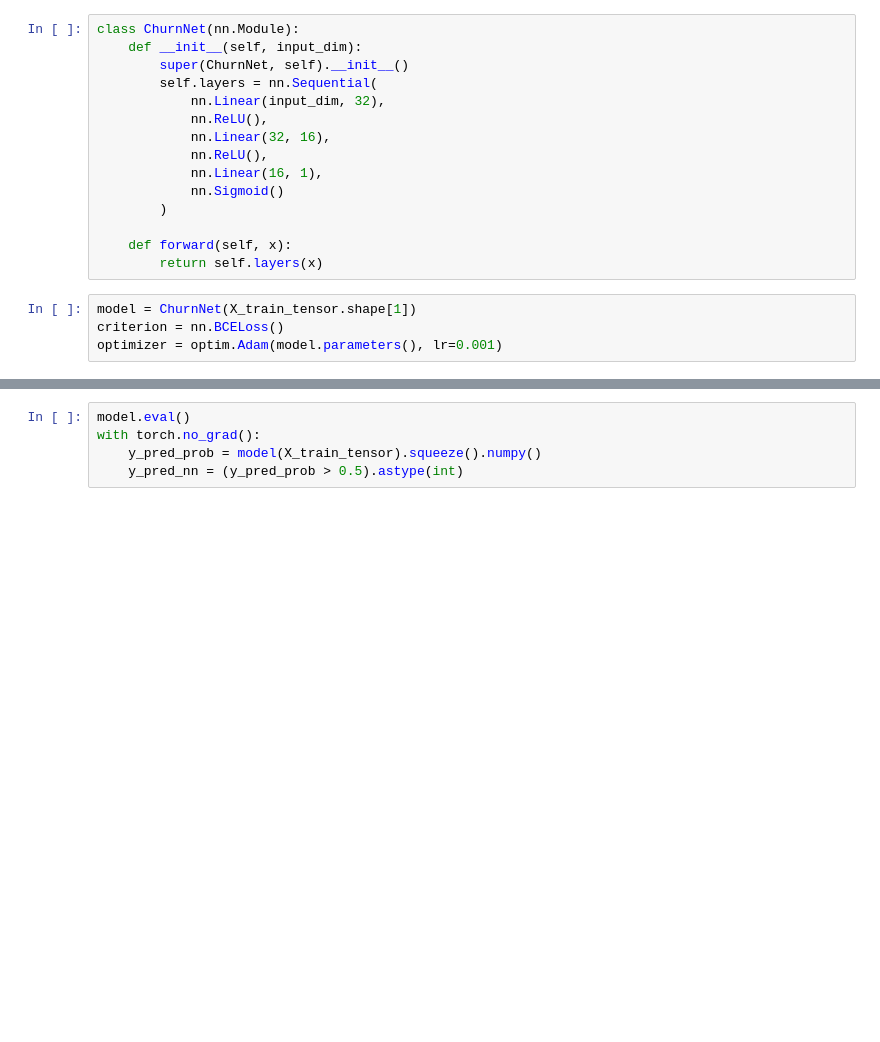
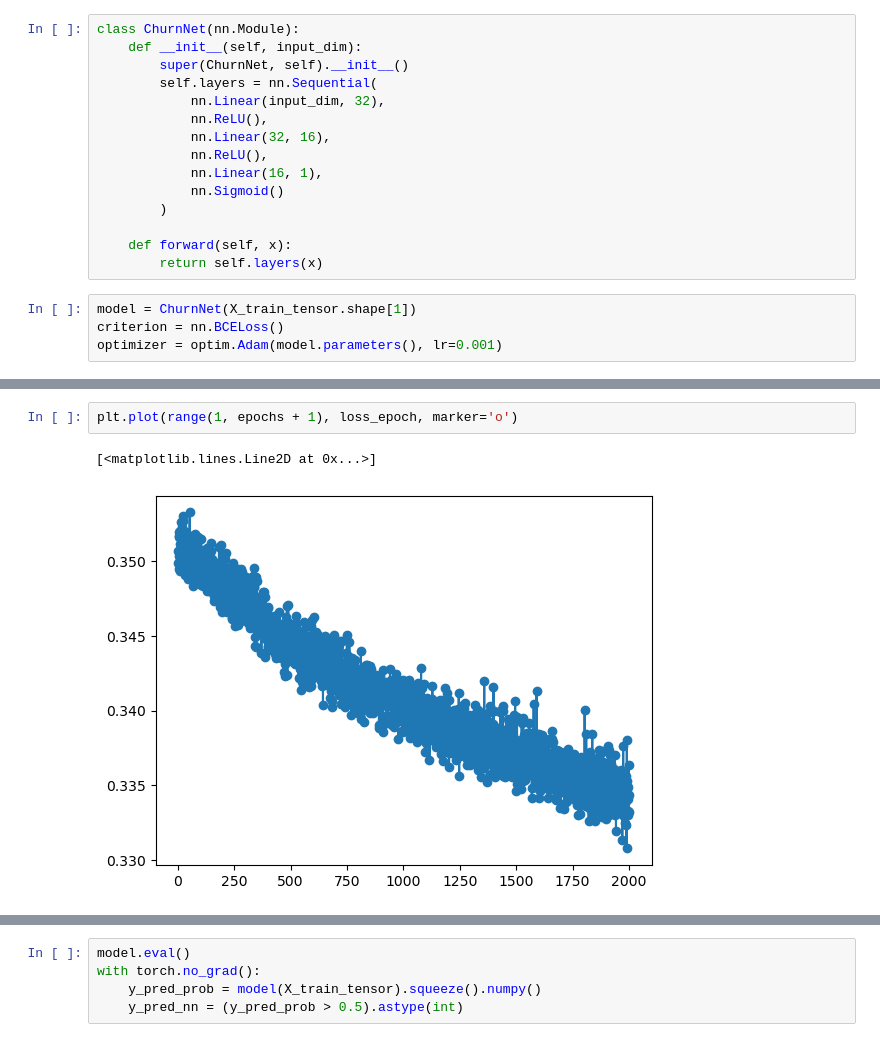
Before and after one commit to michaelstrefeler/XAI_Labs, a Jupyter notebook: mini_projet/churn.ipynb, the cells around one changed output, grey strips where cells are left out. Saved outputs shown, nothing was run; the diff lists cells and outputs as text; blank space fills up the shorter version.

```diff
--- a/mini_projet/churn.ipynb
+++ b/mini_projet/churn.ipynb
@@ -304,3 +335,8 @@ Epoch 30/30 — Loss: 0.4092
+# %%
+plt.plot(range(1, epochs + 1), loss_epoch, marker='o')
+# %% [output]
+[<matplotlib.lines.Line2D at 0x...>]
+[figure, added]
 # %%
 model.eval()
 with torch.no_grad():
```
Also changed, not shown: parts of 25 cells of this notebook.
